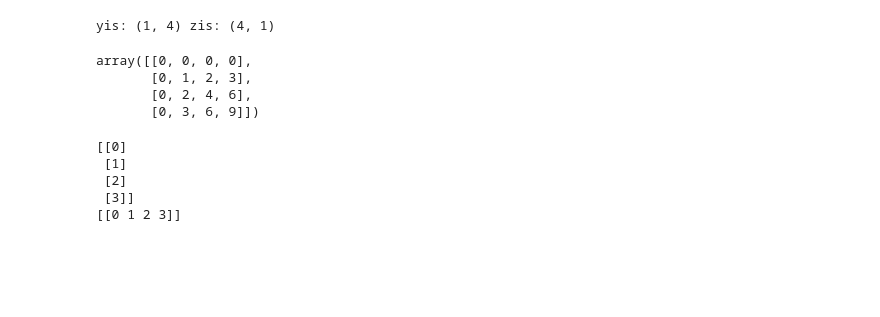
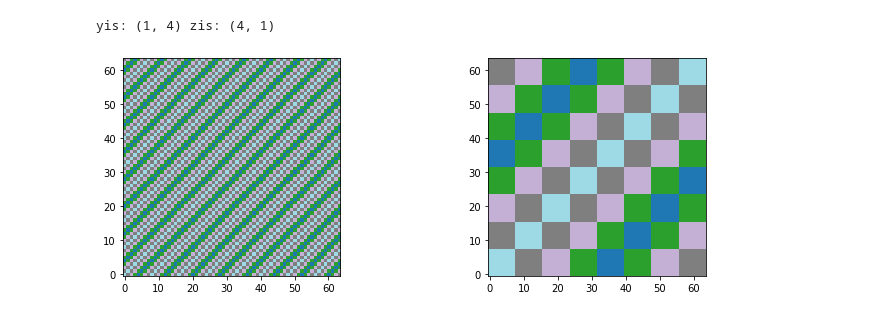
Before and after one commit to Shashi1a/tca_ptca, a Jupyter notebook: spinspincorr.ipynb, the cells around one changed output. Drawn from its saved outputs; the diff is of its cells as text; code cells hidden in the pictures; blank space fills up the shorter version.

```diff
--- a/spinspincorr.ipynb
+++ b/spinspincorr.ipynb
@@ -300,19 +364,3 @@ zi = xi[0,:].reshape(-1,1)
 print(f'yis: {yi.shape} zis: {zi.shape}')
 # %% [output]
 yis: (1, 4) zis: (4, 1)
-# %%
-np.matmul(zi,yi)
-# %% [output]
-array([[0, 0, 0, 0],
-       [0, 1, 2, 3],
-       [0, 2, 4, 6],
-       [0, 3, 6, 9]])
-# %%
-print(zi)
-print(yi)
-# %% [output]
-[[0]
- [1]
- [2]
- [3]]
-[[0 1 2 3]]
@@ -318,0 +369,8 @@ print(yi)
+# %%
+f,ax = plt.subplots(1,2,figsize=(12,4))
+ax[0].imshow(sf.delx,origin='lower',cmap='tab20_r')
+ax[1].imshow(sf.dely,origin='lower',cmap='tab20_r')
+
+plt.show()
+# %% [output]
+[figure, added]
```
Also changed, not shown: parts of 9 cells of this notebook.
